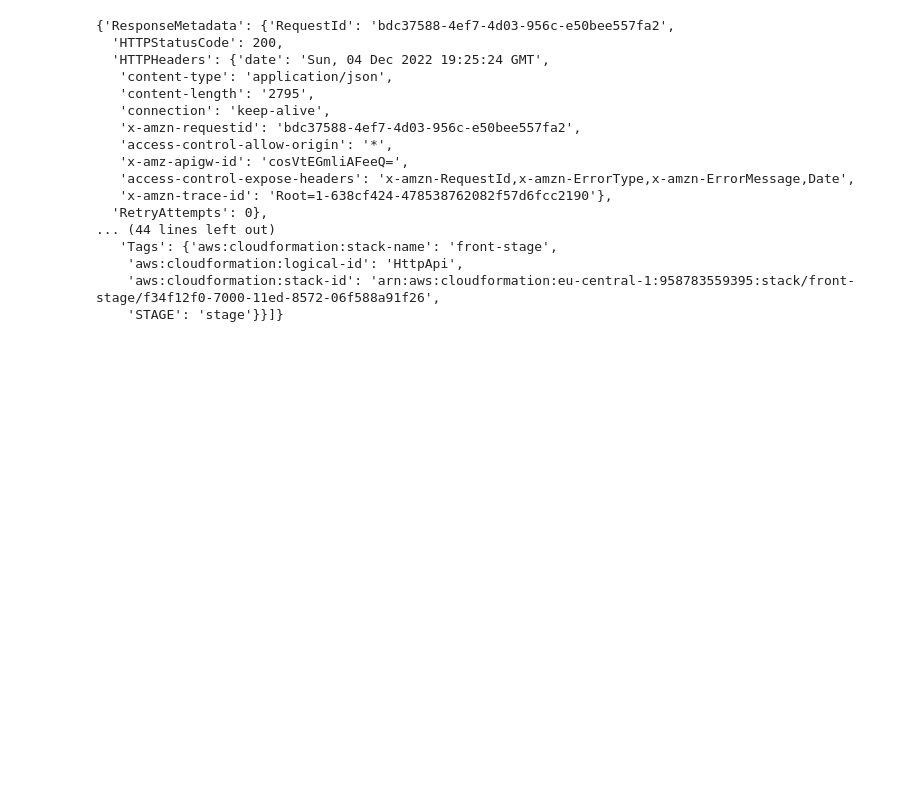
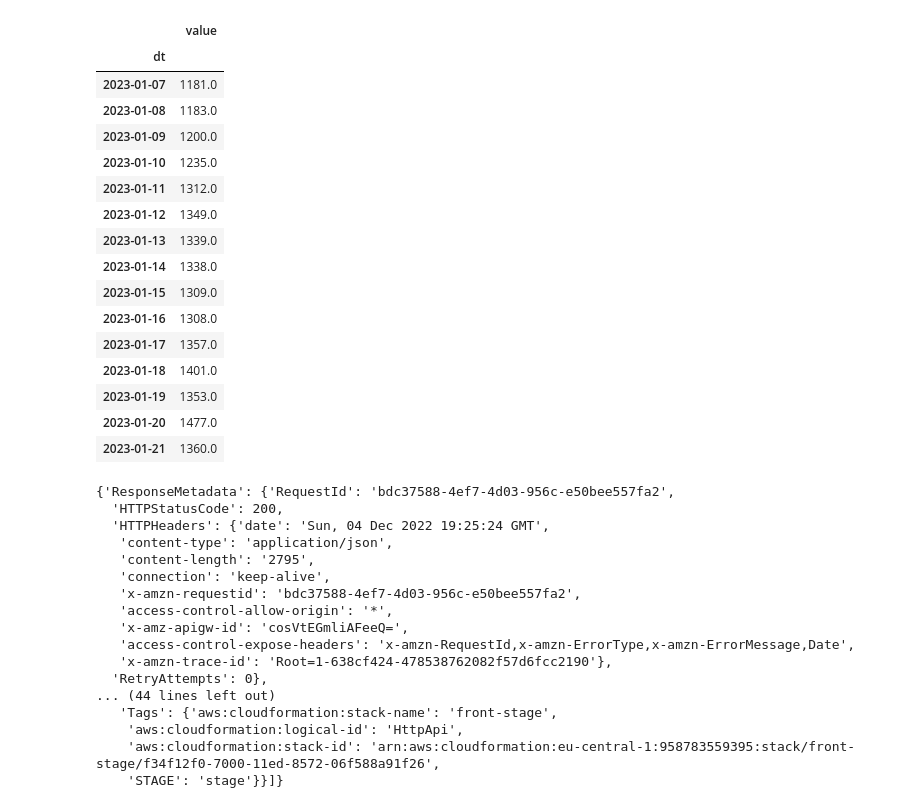
Before and after one commit to aljeshishe/crawler, a Jupyter notebook: expreiments/experiment.ipynb, the cells around one changed output. Cells and saved outputs as stored; diff of their text form; code cells hidden in the pictures; blank space fills up the shorter version.

```diff
--- a/expreiments/experiment.ipynb
+++ b/expreiments/experiment.ipynb
@@ -0,0 +12,7 @@
+# %%
+import plotly.express as px
+df = pd.read_csv("/Users/alexeygrachev/git/dashboards/resources/2023-01-21_10-03-48/hh.csv")
+df["dt"] = pd.to_datetime(df["dt"])
+df.set_index('dt').groupby("name").resample("D").mean().reset_index()
+
+px.line(df, x="dt", y="value", color="name")
@@ -1,3 +22,23 @@
+# %%
+df
+# %% [output]
+|  | value |
+| dt |  |
+| 2023-01-07 | 1181.0 |
+| 2023-01-08 | 1183.0 |
+| 2023-01-09 | 1200.0 |
+| 2023-01-10 | 1235.0 |
+| 2023-01-11 | 1312.0 |
+| 2023-01-12 | 1349.0 |
+| 2023-01-13 | 1339.0 |
+| 2023-01-14 | 1338.0 |
+| 2023-01-15 | 1309.0 |
+| 2023-01-16 | 1308.0 |
+| 2023-01-17 | 1357.0 |
+| 2023-01-18 | 1401.0 |
+| 2023-01-19 | 1353.0 |
+| 2023-01-20 | 1477.0 |
+| 2023-01-21 | 1360.0 |
 # %%
 import boto3
 
```
Also changed, not shown: parts of 3 cells of this notebook.
